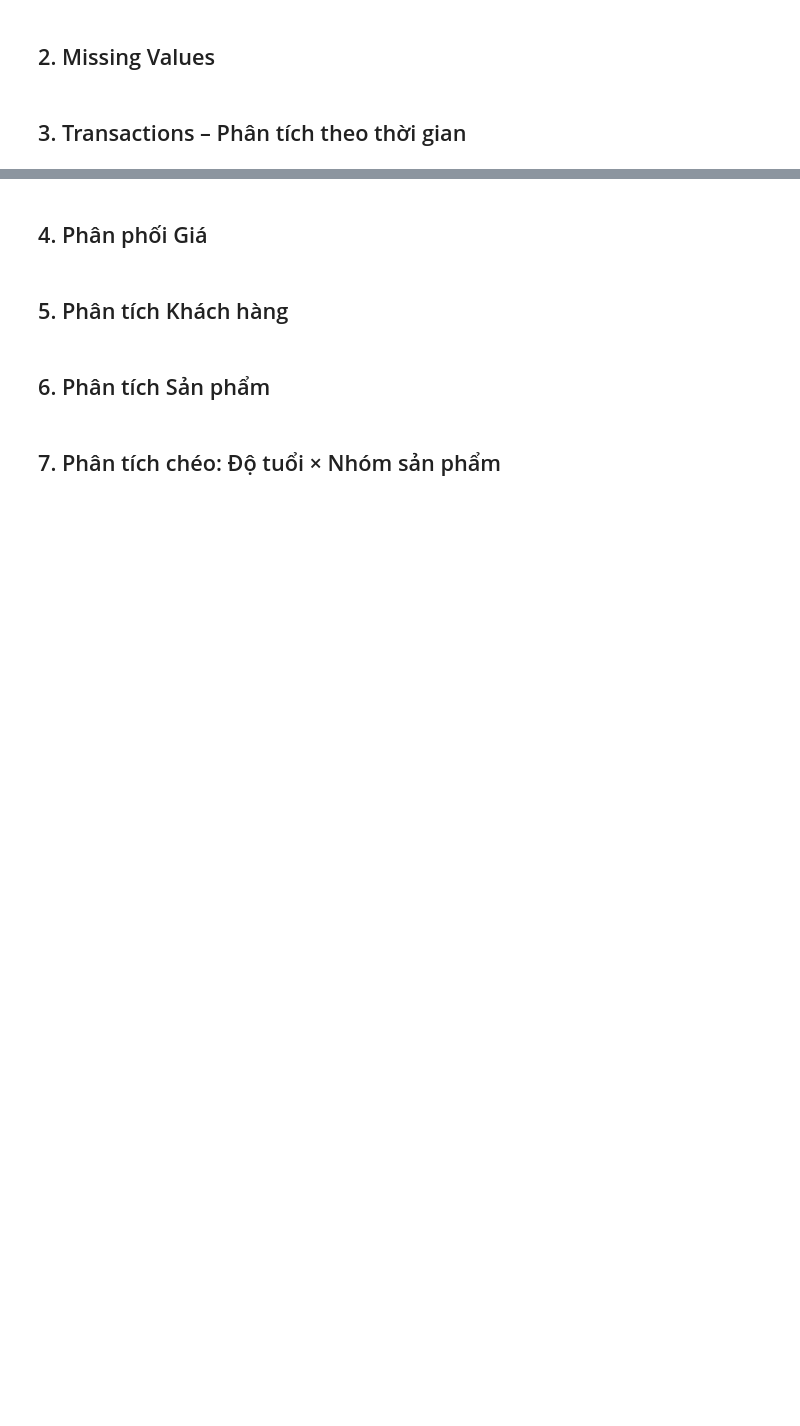
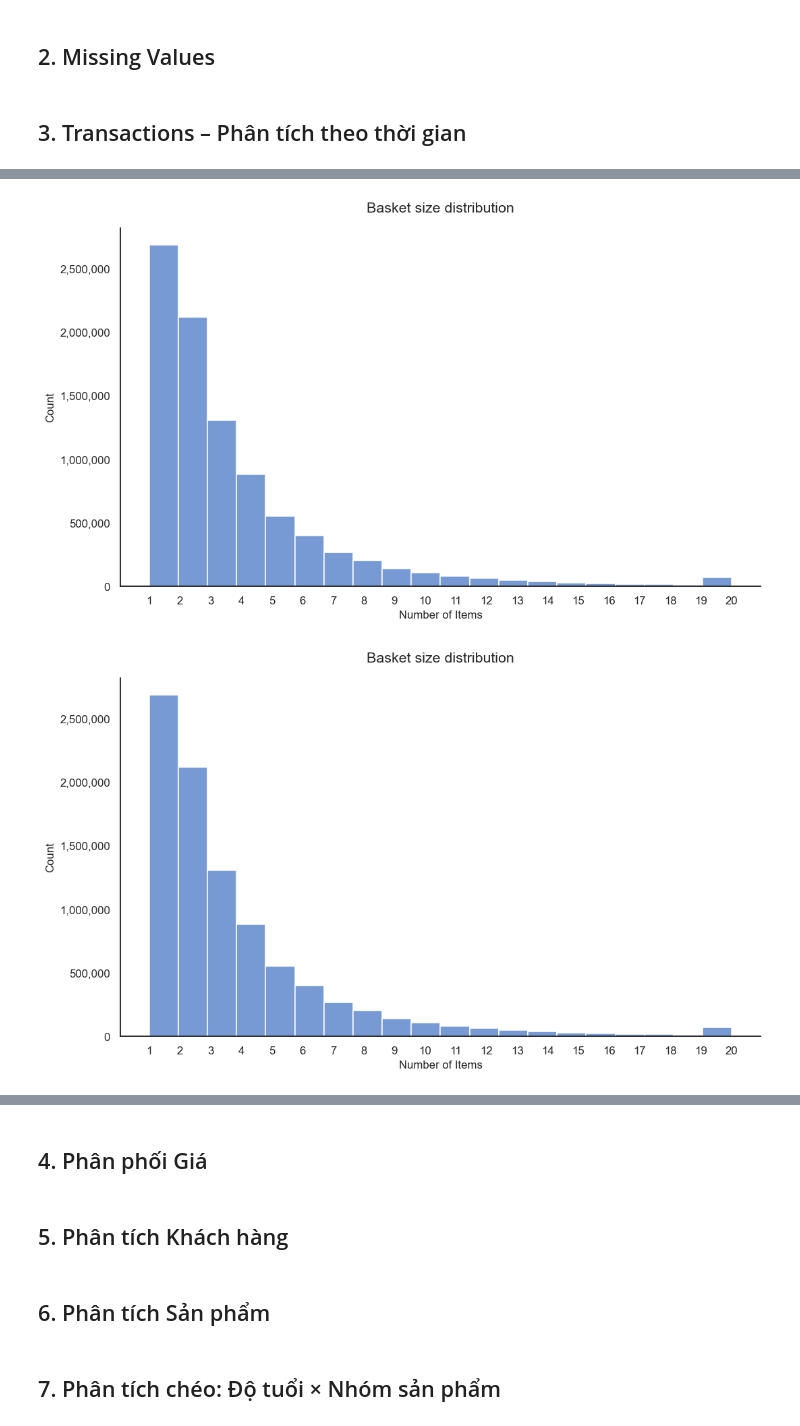
Before and after one commit to Duongvu05/ddm_project, a Jupyter notebook: notebooks/eda.ipynb, the cells around one changed output, grey strips where cells are left out. Cells and saved outputs as stored; diff of their text form; code cells hidden in the pictures; blank space fills up the shorter version.

```diff
--- a/notebooks/eda.ipynb
+++ b/notebooks/eda.ipynb
@@ -158,0 +202,70 @@ plt.show()
+# %%
+import matplotlib.pyplot as plt
+import seaborn as sns
+import matplotlib.ticker as ticker ##
+
+# 1. Tính toán dữ liệu
+basket_size = tx.groupby(["customer_id", "t_dat"]).size()
+
+# 2. Cấu hình phong cách biểu đồ
+sns.set_theme(style="white") # Giữ style trắng tối giản giống image_5e6730.png
+plt.figure(figsize=(10, 6))
+
+# 3. Vẽ histogram
+# Sử dụng bins=20 để mỗi cột khớp với một đơn vị (từ 1 đến 20)
+ax = sns.histplot(basket_size.clip(0, 20),
+                  bins=20,
+                  color="#4A79C7",
+                  edgecolor="white")
+
+# 4. Định dạng dấu phẩy cho trục Y
+# 'funcformatter' với f-string '{x:,.0f}' sẽ thêm dấu phẩy tự động
+ax.yaxis.set_major_formatter(ticker.FuncFormatter(lambda x, p: format(int(x), ',')))
+
+# 5. Tinh chỉnh tiêu đề và nhãn
+plt.title("Basket size distribution", fontsize=14, pad=15)
+plt.xlabel("Number of Items", fontsize=11)
+plt.ylabel("Count", fontsize=11)
+
+# 6. Điều chỉnh trục X để hiển thị các số nguyên từ 1-20
+plt.xticks(range(1, 21))
+
+# 7. Loại bỏ khung viền thừa (Top và Right)
+sns.despine()
+
+plt.tight_layout()
+plt.show()
+# 1. Tính toán dữ liệu
+basket_size = tx.groupby(["customer_id", "t_dat"]).size()
+
+# 2. Cấu hình phong cách biểu đồ
+sns.set_theme(style="white") # Giữ style trắng tối giản giống image_5e6730.png
+plt.figure(figsize=(10, 6))
+
+# 3. Vẽ histogram
+# Sử dụng bins=20 để mỗi cột khớp với một đơn vị (từ 1 đến 20)
+ax = sns.histplot(basket_size.clip(0, 20),
+                  bins=20,
+                  color="#4A79C7",
+                  edgecolor="white")
+
+# 4. Định dạng dấu phẩy cho trục Y
+# 'funcformatter' với f-string '{x:,.0f}' sẽ thêm dấu phẩy tự động
+ax.yaxis.set_major_formatter(ticker.FuncFormatter(lambda x, p: format(int(x), ',')))
+
+# 5. Tinh chỉnh tiêu đề và nhãn
+plt.title("Basket size distribution", fontsize=14, pad=15)
+plt.xlabel("Number of Items", fontsize=11)
+plt.ylabel("Count", fontsize=11)
+
+# 6. Điều chỉnh trục X để hiển thị các số nguyên từ 1-20
+plt.xticks(range(1, 21))
+
+# 7. Loại bỏ khung viền thừa (Top và Right)
+sns.despine()
+
+plt.tight_layout()
+plt.show()
+# %% [output]
+[figure, added]
+[figure, added]
```
Also changed, not shown: parts of 8 cells of this notebook, 2 other files.
